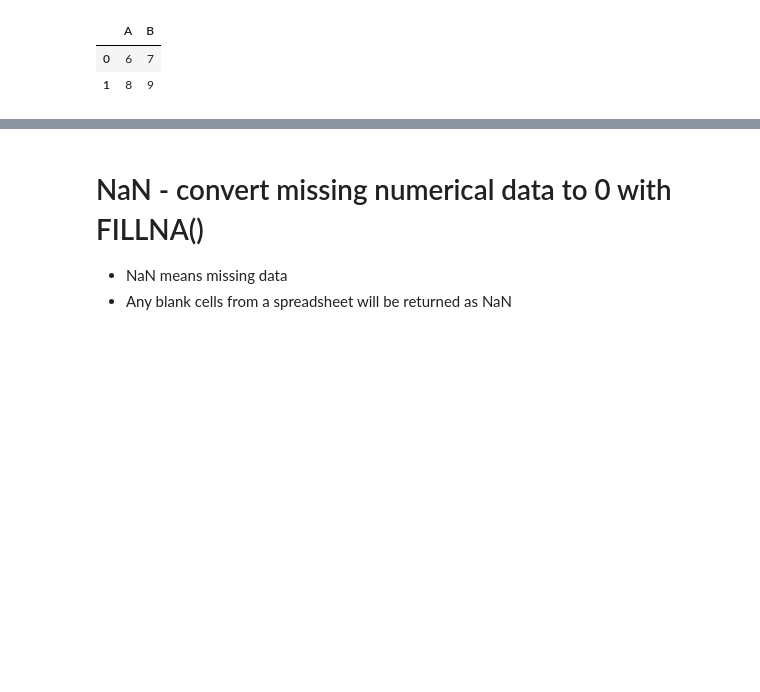
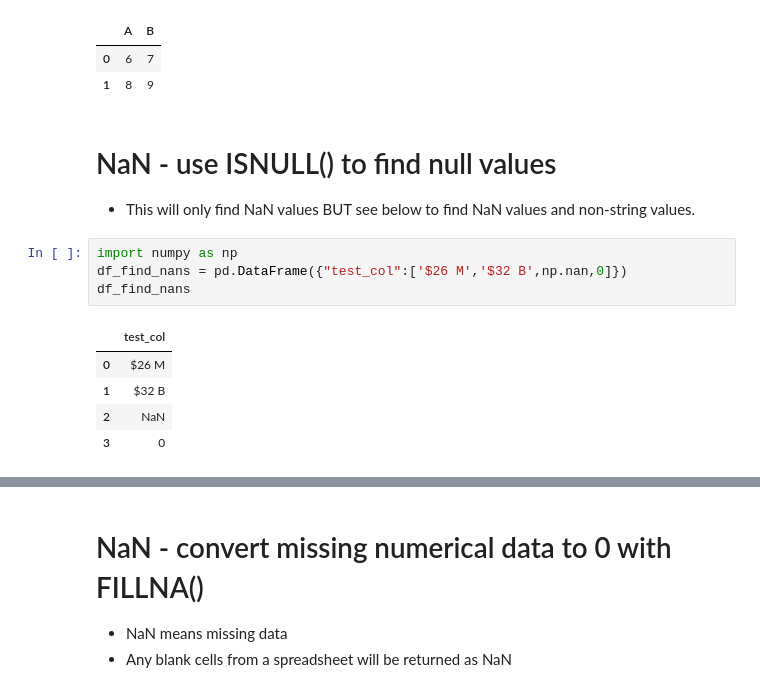
Before and after one commit to richardgourley/pandas-one-pagers, a Jupyter notebook: pandas-one-pager.ipynb, the cells around one changed output, grey strips where cells are left out. Saved outputs shown, nothing was run; the diff lists cells and outputs as text; blank space fills up the shorter version.

Commit message:
SQL string filtering and handling null values added

```diff
--- a/pandas-one-pager.ipynb
+++ b/pandas-one-pager.ipynb
@@ -509,3 +528,16 @@ df_nums
 |  | A | B |
 | 0 | 6 | 7 |
 | 1 | 8 | 9 |
+# %% [markdown]
+# NaN - use ISNULL() to find null values
+- This will only find NaN values BUT see below to find NaN values and non-string values.
+# %%
+import numpy as np
+df_find_nans = pd.DataFrame({"test_col":['$26 M','$32 B',np.nan,0]})
+df_find_nans
+# %% [output]
+|  | test_col |
+| 0 | $26 M |
+| 1 | $32 B |
+| 2 | NaN |
+| 3 | 0 |
```
Also changed, not shown: parts of 8 cells of this notebook.
